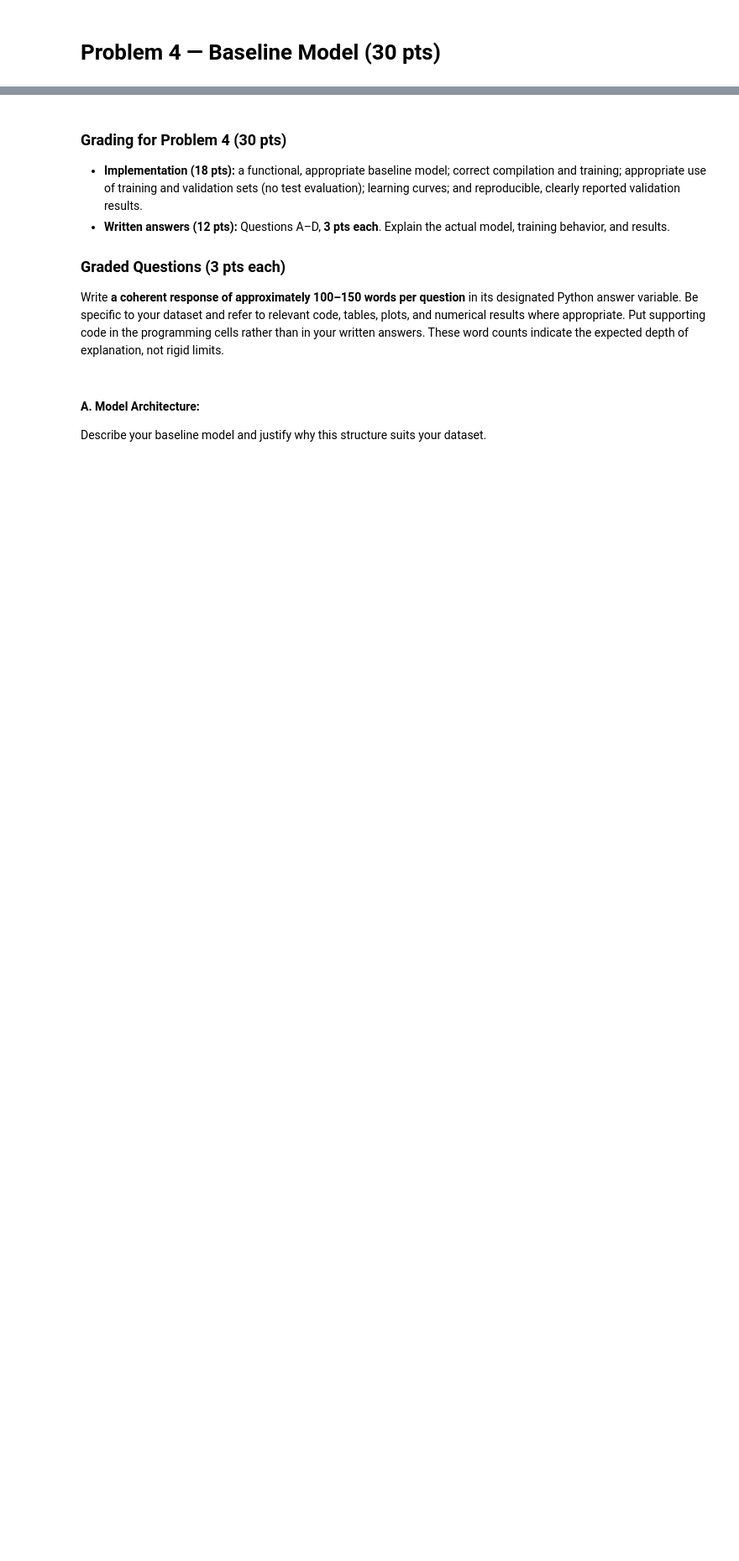
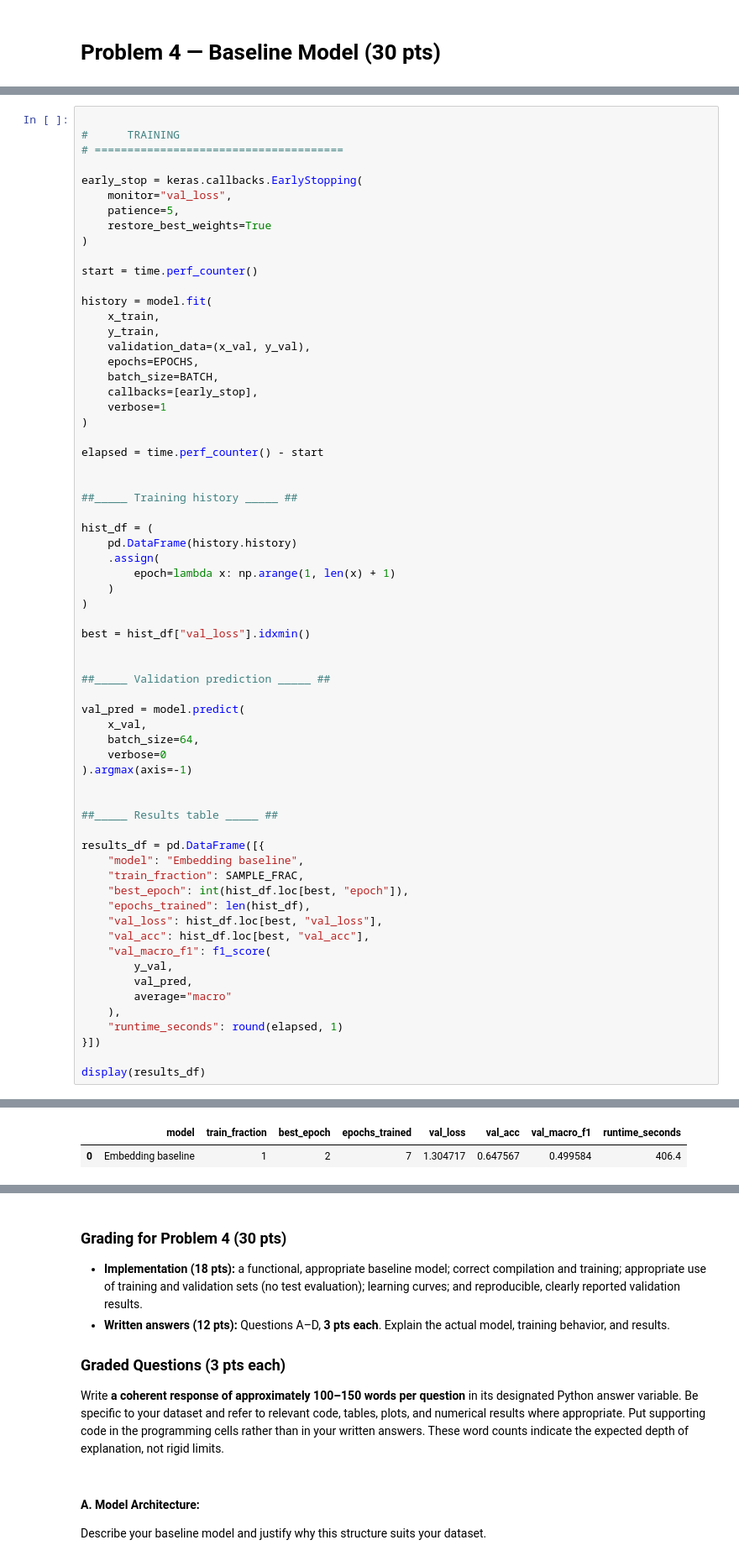
Before and after one commit to raffwh/dx703_hw, a Jupyter notebook: notebooks/Final_Project_Milestone_1.ipynb, the cells around one changed output, grey strips where cells are left out. Shown at 84% size. Cells and saved outputs as stored; diff of their text form; blank space fills up the shorter version.

```diff
--- a/notebooks/Final_Project_Milestone_1.ipynb
+++ b/notebooks/Final_Project_Milestone_1.ipynb
@@ -1881,0 +1778,66 @@ NameError: name 'hist_df' is not defined
+# %%
+
+#      TRAINING
+# ======================================
+
+early_stop = keras.callbacks.EarlyStopping(
+    monitor="val_loss",
+    patience=5,
+    restore_best_weights=True
+)
+
+start = time.perf_counter()
+
+history = model.fit(
+    x_train,
+    y_train,
+    validation_data=(x_val, y_val),
+    epochs=EPOCHS,
+    batch_size=BATCH,
+    callbacks=[early_stop],
+    verbose=1
+)
+
+elapsed = time.perf_counter() - start
+
+
+##_____ Training history _____ ##
+
+hist_df = (
+    pd.DataFrame(history.history)
+    .assign(
+        epoch=lambda x: np.arange(1, len(x) + 1)
+    )
+)
+
+best = hist_df["val_loss"].idxmin()
+
+
+##_____ Validation prediction _____ ##
+
+val_pred = model.predict(
+    x_val,
+    batch_size=64,
+    verbose=0
+).argmax(axis=-1)
+
+
+##_____ Results table _____ ##
+
+results_df = pd.DataFrame([{
+    "model": "Embedding baseline",
+    "train_fraction": SAMPLE_FRAC,
+    "best_epoch": int(hist_df.loc[best, "epoch"]),
+    "epochs_trained": len(hist_df),
+    "val_loss": hist_df.loc[best, "val_loss"],
+    "val_acc": hist_df.loc[best, "val_acc"],
+    "val_macro_f1": f1_score(
+        y_val,
+        val_pred,
+        average="macro"
+    ),
+    "runtime_seconds": round(elapsed, 1)
+}])
+
+display(results_df)
+# %% [output]
@@ -1881,0 +1858,2 @@ NameError: name 'hist_df' is not defined
+|  | model | train_fraction | best_epoch | epochs_trained | val_loss | val_acc | val_macro_f1 | runtime_seconds |
+| 0 | Embedding baseline | 1 | 2 | 7 | 1.304717 | 0.647567 | 0.499584 | 406.4 |
```
Also changed, not shown: parts of 22 cells of this notebook, 1 other file.
